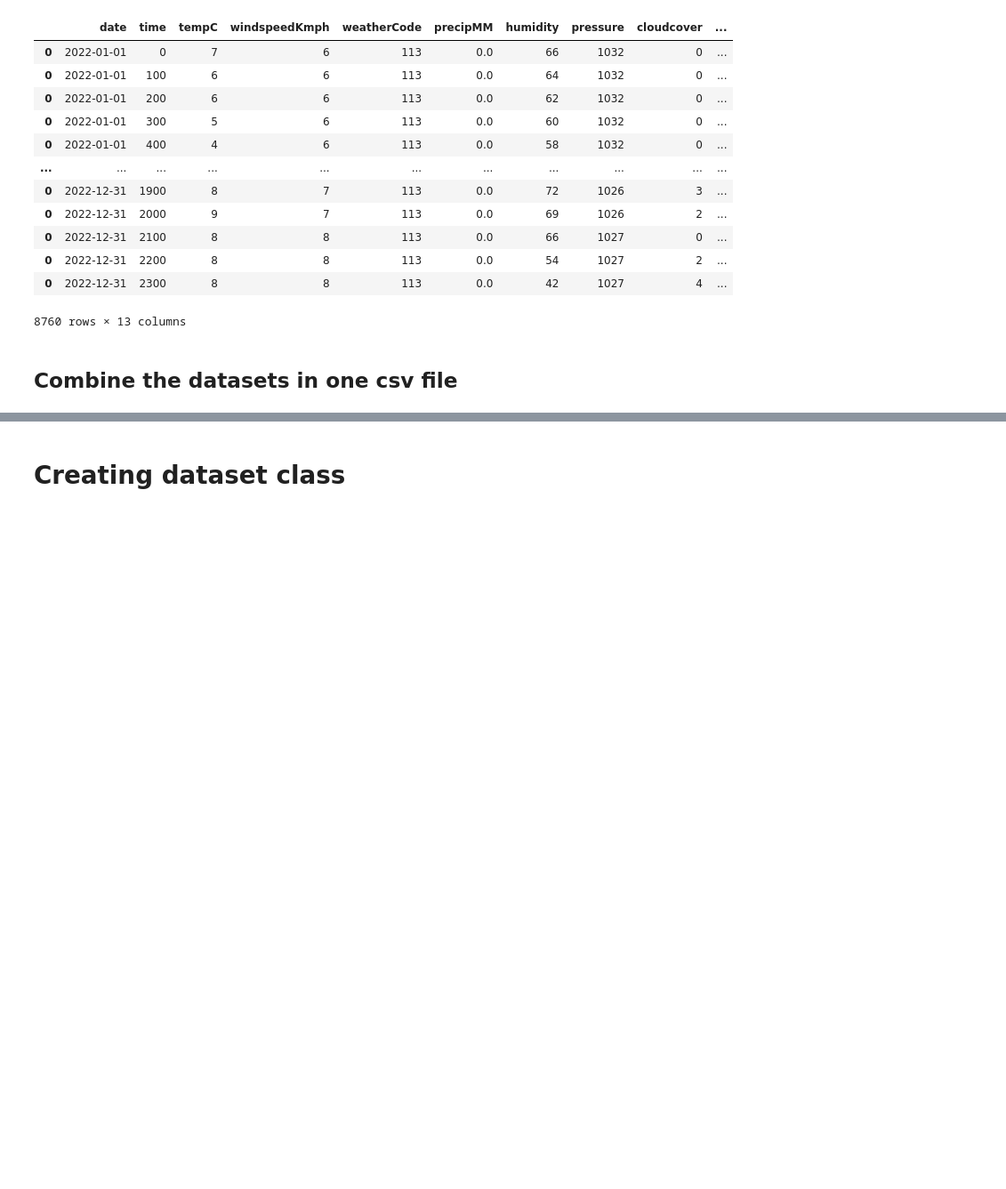
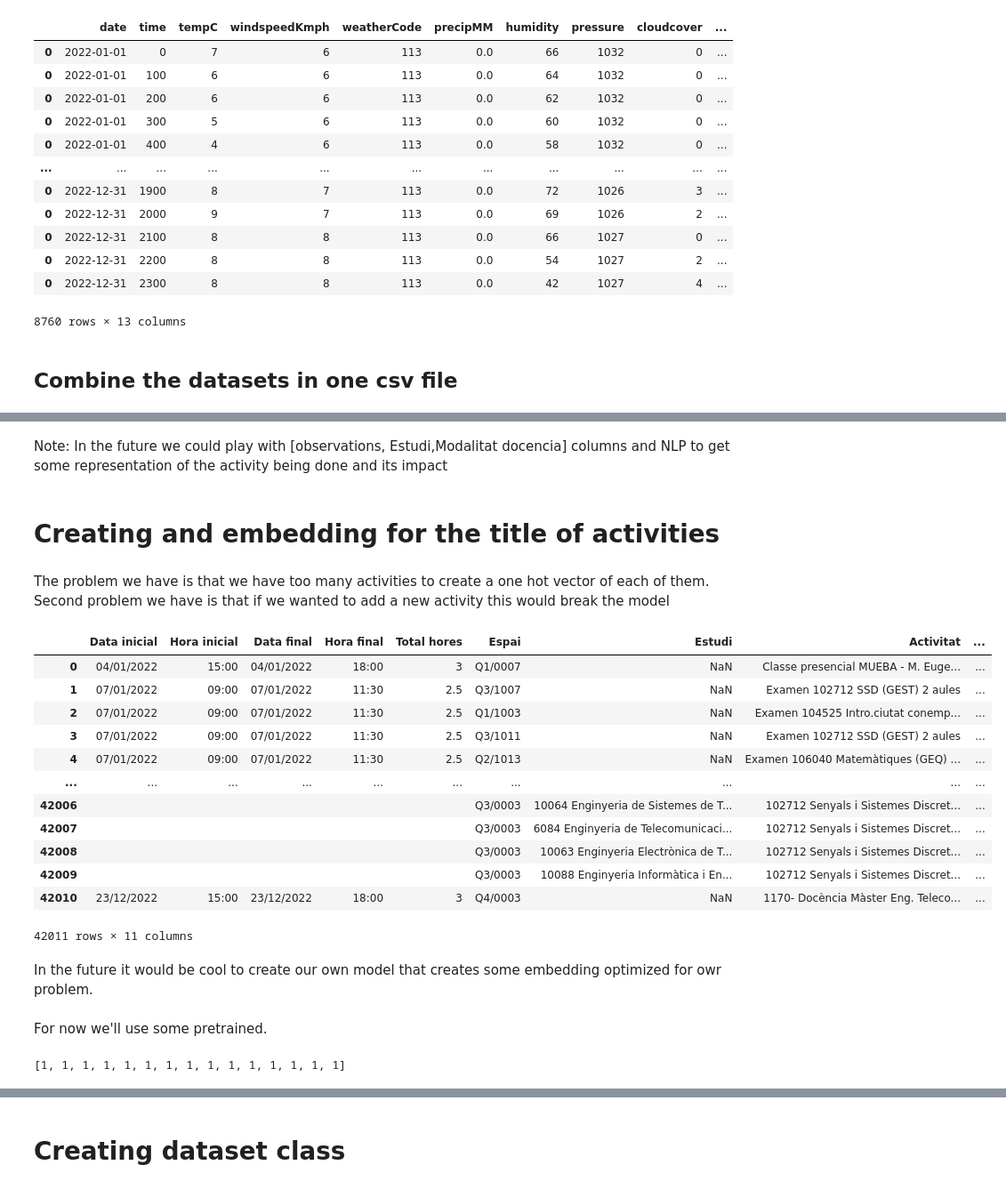
Before and after one commit to Haradai/energy_analysis_project, a Jupyter notebook: dataset_test.ipynb, the cells around one changed output, grey strips where cells are left out. Shown at 89% size. Cells and saved outputs as stored; diff of their text form; code cells hidden in the pictures; blank space fills up the shorter version.

```diff
--- a/dataset_test.ipynb
+++ b/dataset_test.ipynb
@@ -153,0 +169,6 @@ x = merged_df.drop(columns=['Q-Enginyeria (Cos Central) [kWh] [Q-Enginyeria]', '
+# %% [markdown]
+Note: In the future we could play with [observations, Estudi,Modalitat docencia] columns and NLP to get some representation of the activity being done and its impact
+# %%
+occupation_data = pd.read_csv("data/ocupacio_enginyeria_2022.csv")
+# %% [markdown]
+# Creating and embedding for the title of activities
@@ -153,0 +177,24 @@ x = merged_df.drop(columns=['Q-Enginyeria (Cos Central) [kWh] [Q-Enginyeria]', '
+# %% [markdown]
+The problem we have is that we have too many activities to create a one hot vector of each of them.
+Second problem we have is that if we wanted to add a new activity this would break the model
+# %%
+#All activities we have.
+occupation_data
+# %% [output]
+|  | Data inicial | Hora inicial | Data final | Hora final | Total hores | Espai | Estudi | Activitat | ... |
+| 0 | 04/01/2022 | 15:00 | 04/01/2022 | 18:00 | 3 | Q1/0007 | NaN | Classe presencial MUEBA - M. Euge... | ... |
+| 1 | 07/01/2022 | 09:00 | 07/01/2022 | 11:30 | 2.5 | Q3/1007 | NaN | Examen 102712 SSD (GEST) 2 aules | ... |
+| 2 | 07/01/2022 | 09:00 | 07/01/2022 | 11:30 | 2.5 | Q1/1003 | NaN | Examen 104525 Intro.ciutat conemp... | ... |
+| 3 | 07/01/2022 | 09:00 | 07/01/2022 | 11:30 | 2.5 | Q3/1011 | NaN | Examen 102712 SSD (GEST) 2 aules | ... |
+| 4 | 07/01/2022 | 09:00 | 07/01/2022 | 11:30 | 2.5 | Q2/1013 | NaN | Examen 106040 Matemàtiques (GEQ) ... | ... |
+| ... | ... | ... | ... | ... | ... | ... | ... | ... | ... |
+| 42006 |  |  |  |  |  | Q3/0003 | 10064 Enginyeria de Sistemes de T... | 102712 Senyals i Sistemes Discret... | ... |
+| 42007 |  |  |  |  |  | Q3/0003 | 6084 Enginyeria de Telecomunicaci... | 102712 Senyals i Sistemes Discret... | ... |
+| 42008 |  |  |  |  |  | Q3/0003 | 10063 Enginyeria Electrònica de T... | 102712 Senyals i Sistemes Discret... | ... |
+| 42009 |  |  |  |  |  | Q3/0003 | 10088 Enginyeria Informàtica i En... | 102712 Senyals i Sistemes Discret... | ... |
+| 42010 | 23/12/2022 | 15:00 | 23/12/2022 | 18:00 | 3 | Q4/0003 | NaN | 1170- Docència Màster Eng. Teleco... | ... |
+42011 rows × 11 columns
+# %% [markdown]
+In the future it would be cool to create our own model that creates some embedding optimized for owr problem.
+# %% [markdown]
+For now we'll use some pretrained.
@@ -153,0 +204,9 @@ x = merged_df.drop(columns=['Q-Enginyeria (Cos Central) [kWh] [Q-Enginyeria]', '
+# %%
+start_token = "[CLS] "
+end_token = " [SEP]"
+test_txt = start_token + "This class is chaotic and boring at the same time. " + end_token
+tokenized_text = tokenizer.tokenize(test_txt)
+indexed_tokens = tokenizer.convert_tokens_to_ids(tokenized_text)
+segments_ids = [1] * len(tokenized_text)
+# %% [output]
+[1, 1, 1, 1, 1, 1, 1, 1, 1, 1, 1, 1, 1, 1, 1]
```
Also changed, not shown: parts of 38 cells of this notebook, 5 other files.
